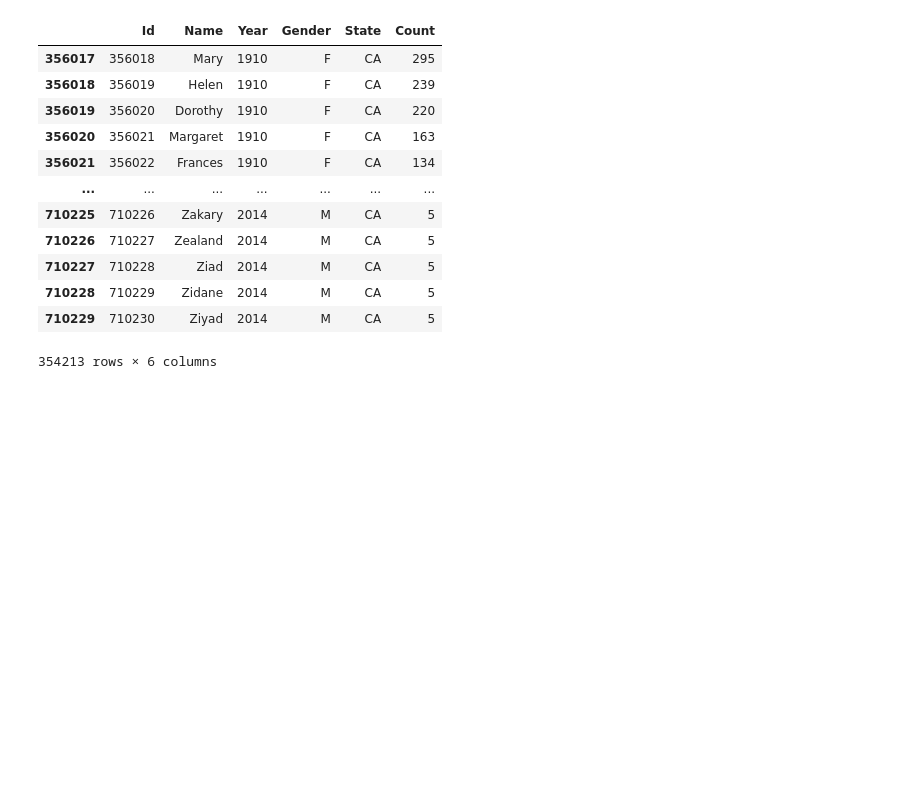
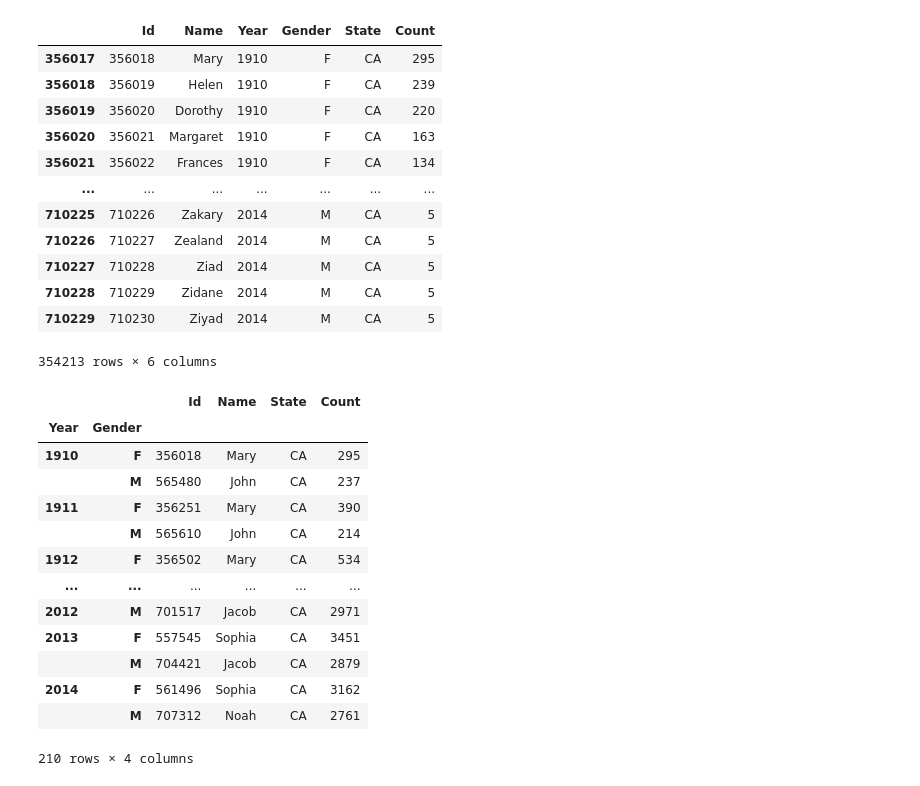
Before and after one commit to saulzmtz/ds, a Jupyter notebook: pythonPractice_stateBabyNames.ipynb, the cells around one changed output. Drawn from its saved outputs; the diff is of its cells as text; code cells hidden in the pictures; blank space fills up the shorter version.

```diff
--- a/pythonPractice_stateBabyNames.ipynb
+++ b/pythonPractice_stateBabyNames.ipynb
@@ -110,3 +110,37 @@ ca_babies
 | 710228 | 710229 | Zidane | 2014 | M | CA | 5 |
 | 710229 | 710230 | Ziyad | 2014 | M | CA | 5 |
 354213 rows × 6 columns
+# %%
+# continued from comments below
+# need an aggregation function that takes in a Pandas series as input and finds the most popular baby name in that series
+# start with keyword def, followed by name of the function, then parenthesis and in the par type s which represents the input that this function receives, then end with a colon and enter for new lin
+def popular(s): # s will be a pandas series containing baby names
+# easier if function receive baby names in order of highes to lowest, so sort CA babies before calling the groupby and ag method below (see sort_values edit below)
+  return s.iloc[0] # returning the item in s that has index 0  # after this call the ag method below and pass in the function popular
+# %%
+# Group the CA babies by both year and gender using the group by method
+# Calling the groupby method on a data frame does not return a new data frame, it returns an object called a data frame groupby object
+# this 'dataframe groupby object' contains information about the groups that were created
+# use another method that operates on those groups to create a new df that will be utilized instead - called the ag method
+# the ag method can receive an aggregation function as input and use it to aggregate the groups of data
+# ag applies the aggregation function to every column in each group - each column of a Pandas df is a Pandas series
+# in this example the df has been grouped by year and gender -- need an aggregation function that takes in a Pandas series as input and finds the most popular baby name in that series
+# start with creating a cell above
+ca_grouped = ca_babies.sort_values('Count', ascending = False).groupby(['Year', 'Gender']).agg(popular)  # call the agg method and pass in function popular created above and assign all this to new var
+# %%
+ca_grouped
+# %% [output]
+|  |  | Id | Name | State | Count |
+| Year | Gender |  |  |  |  |
+| 1910 | F | 356018 | Mary | CA | 295 |
+|  | M | 565480 | John | CA | 237 |
+| 1911 | F | 356251 | Mary | CA | 390 |
+|  | M | 565610 | John | CA | 214 |
+| 1912 | F | 356502 | Mary | CA | 534 |
+| ... | ... | ... | ... | ... | ... |
+| 2012 | M | 701517 | Jacob | CA | 2971 |
+| 2013 | F | 557545 | Sophia | CA | 3451 |
+|  | M | 704421 | Jacob | CA | 2879 |
+| 2014 | F | 561496 | Sophia | CA | 3162 |
+|  | M | 707312 | Noah | CA | 2761 |
+210 rows × 4 columns
```
